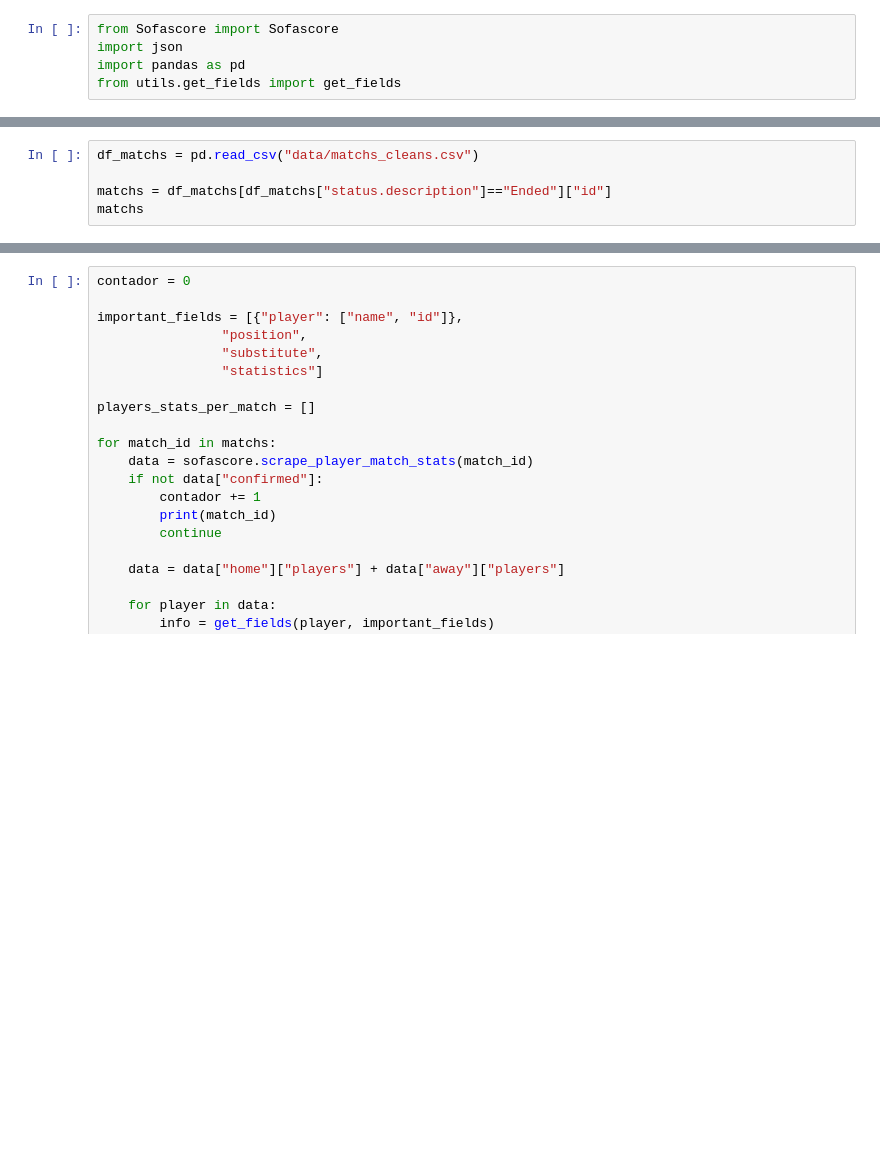
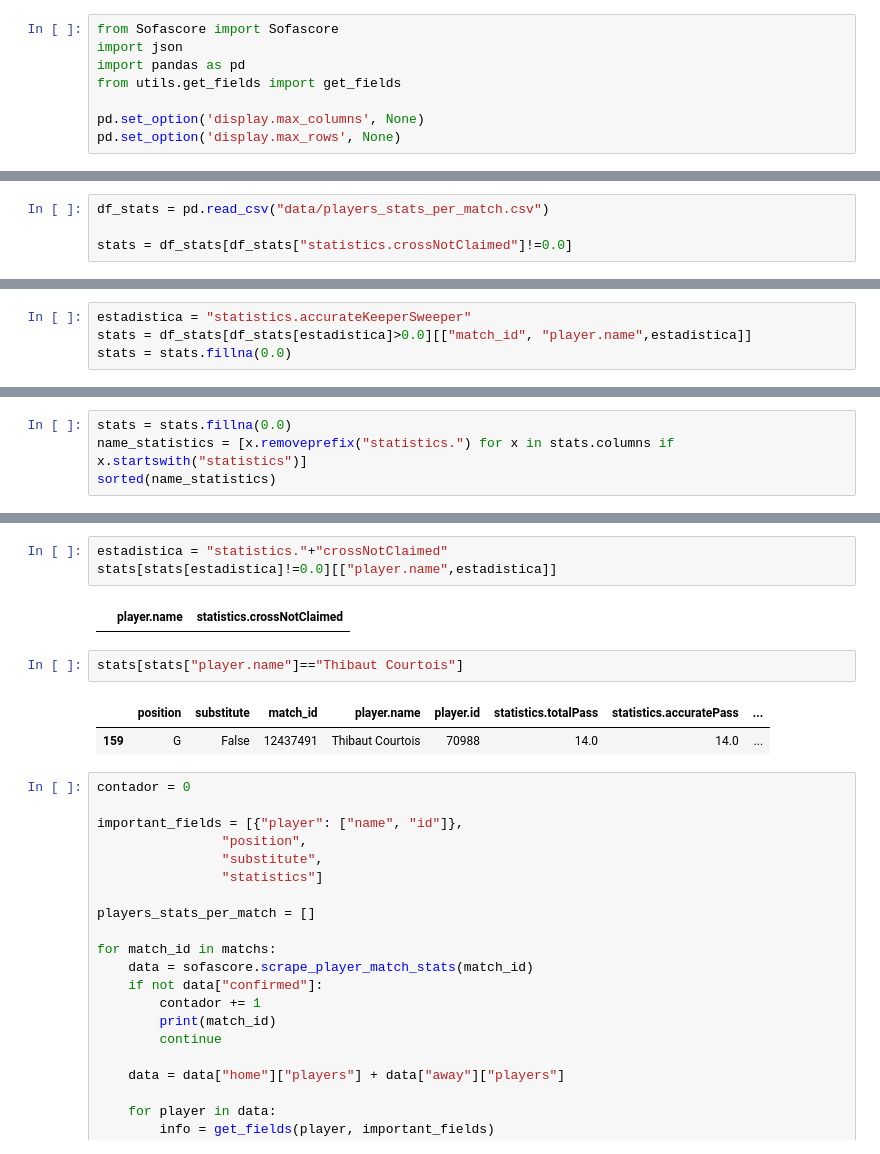
Before and after one commit to guille1006/FantasyScore, a Jupyter notebook: prueba2.ipynb, the cells around one changed output, grey strips where cells are left out. Cells and saved outputs as stored; diff of their text form; blank space fills up the shorter version.

```diff
--- a/prueba2.ipynb
+++ b/prueba2.ipynb
@@ -3,5 +3,8 @@ from Sofascore import Sofascore
 import json
 import pandas as pd
 from utils.get_fields import get_fields
+
+pd.set_option('display.max_columns', None)
+pd.set_option('display.max_rows', None)
 # %%
 sofascore = Sofascore()
@@ -11,5 +13,4 @@ Running
 # %%
-df_matchs = pd.read_csv("data/matchs_cleans.csv")
+df_stats = pd.read_csv("data/players_stats_per_match.csv")
 
-matchs = df_matchs[df_matchs["status.description"]=="Ended"]["id"]
-matchs
+stats = df_stats[df_stats["statistics.crossNotClaimed"]!=0.0]
@@ -28,0 +17,4 @@ Name: id, Length: 380, dtype: int64
+# %%
+estadistica = "statistics.accurateKeeperSweeper"
+stats = df_stats[df_stats[estadistica]>0.0][["match_id", "player.name",estadistica]]
+stats = stats.fillna(0.0)
@@ -28,0 +41,4 @@ Name: id, Length: 380, dtype: int64
+# %%
+stats = stats.fillna(0.0)
+name_statistics = [x.removeprefix("statistics.") for x in stats.columns if x.startswith("statistics")]
+sorted(name_statistics)
@@ -29,3 +143,13 @@ Name: id, Length: 380, dtype: int64
+# %%
+estadistica = "statistics."+"crossNotClaimed"
+stats[stats[estadistica]!=0.0][["player.name",estadistica]]
+# %% [output]
+|  | player.name | statistics.crossNotClaimed |
+# %%
+stats[stats["player.name"]=="Thibaut Courtois"]
+# %% [output]
+|  | position | substitute | match_id | player.name | player.id | statistics.totalPass | statistics.accuratePass | ... |
+| 159 | G | False | 12437491 | Thibaut Courtois | 70988 | 14.0 | 14.0 | ... |
 # %%
 contador = 0
 
```
Also changed, not shown: parts of 5 cells of this notebook, 3 other files.
